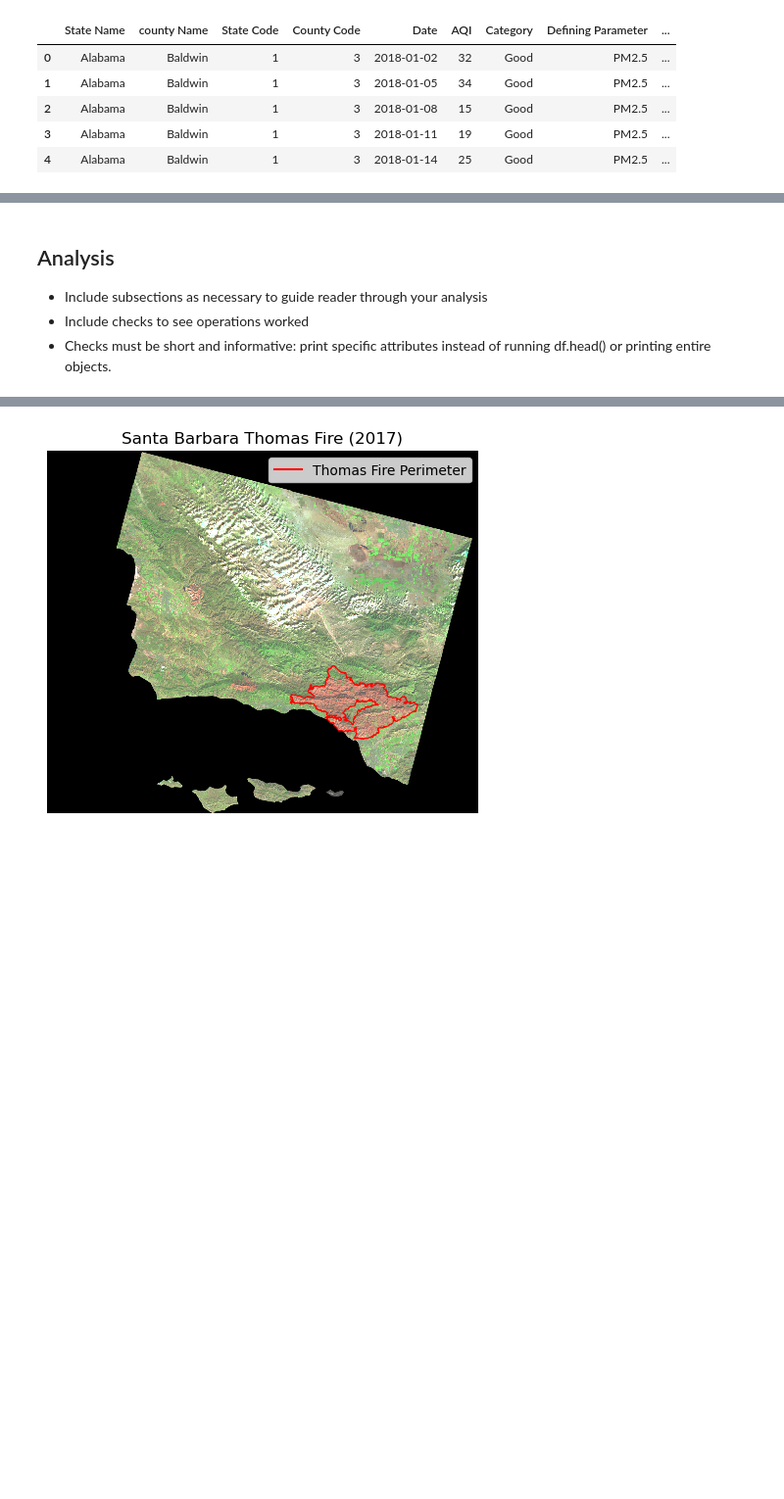
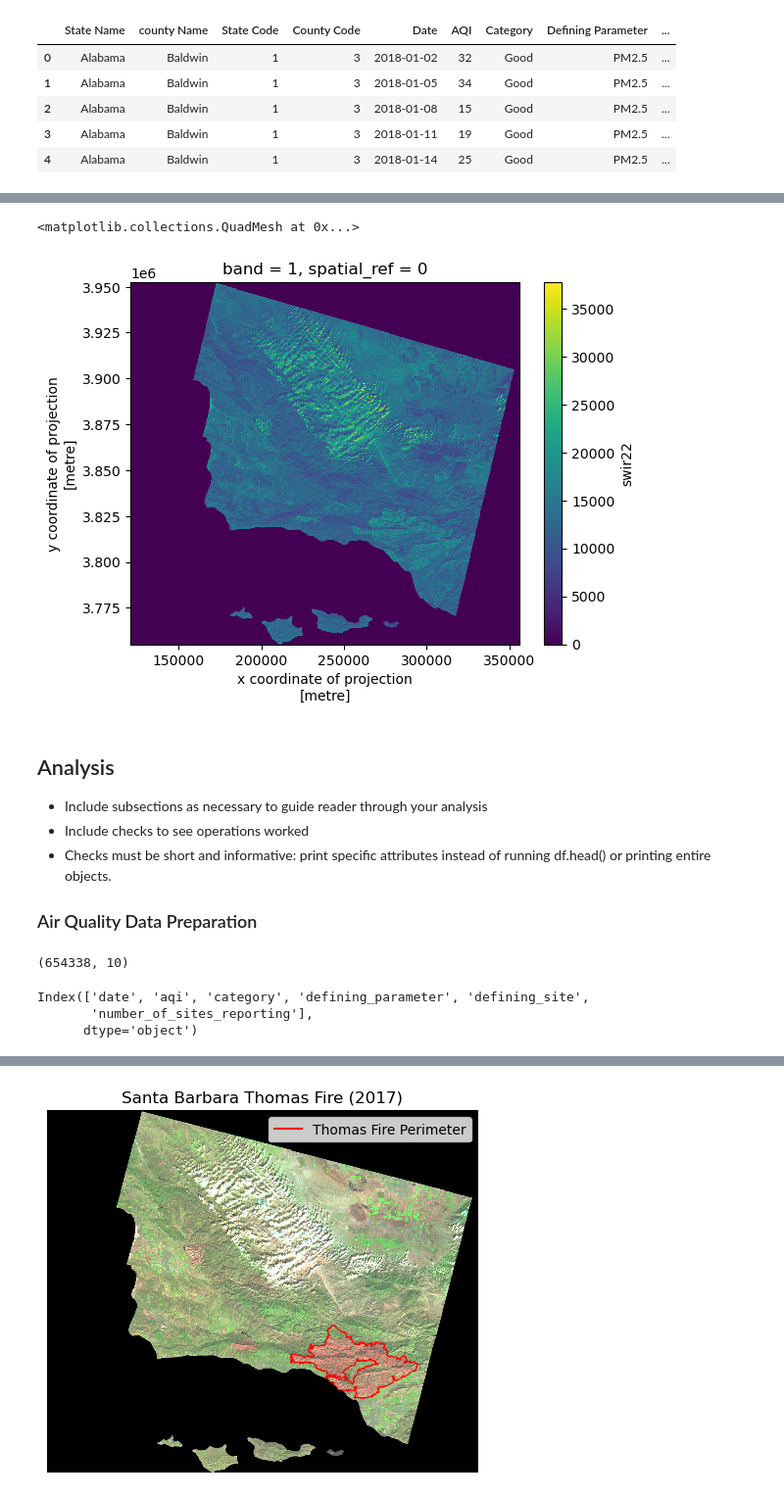
Before and after one commit to amandaherbst/eds220-thomas-fire, a Jupyter notebook: hwk4-task3-thomas-fire.ipynb, the cells around one changed output, grey strips where cells are left out. Shown at 98% size. Cells and saved outputs as stored; diff of their text form; code cells hidden in the pictures; blank space fills up the shorter version.

Commit message:
final formatting

```diff
--- a/hwk4-task3-thomas-fire.ipynb
+++ b/hwk4-task3-thomas-fire.ipynb
@@ -57,11 +51,8 @@ import matplotlib.lines as mlines
 aqi_17 = pd.read_csv('https://aqs.epa.gov/aqsweb/airdata/daily_aqi_by_county_2017.zip')
 aqi_18 = pd.read_csv('https://aqs.epa.gov/aqsweb/airdata/daily_aqi_by_county_2018.zip')
 
-# import landsat raster data
-# create a file path
-landsat_fp = os.path.join(os.getcwd(),'data', 'landsat8-2018-01-26-sb-simplified.nc')
-# use file path to import raster
-landsat = rioxr.open_rasterio(landsat_fp)
+# import landsat raster data by calling a filepath
+landsat = rioxr.open_rasterio(os.path.join(os.getcwd(),'data', 'landsat8-2018-01-26-sb-simplified.nc'))
 
 # import ca fire perimeters
 ca_fire = gpd.read_file('data/California_Fire_Perimeters_2017/California_Fire_Perimeters_2017.shp')
@@ -125,5 +137,13 @@ Additional preliminary exploration:
+# %%
+# plot a band in landsat
+landsat['swir22'].plot()
+# %% [output]
+<matplotlib.collections.QuadMesh at 0x...>
+[figure, added]
 # %% [markdown]
 ## Analysis
 - Include subsections as necessary to guide reader through your analysis
 - Include checks to see operations worked
 - Checks must be short and informative: print specific attributes instead of running df.head() or printing entire objects.
+
+### Air Quality Data Preparation
@@ -159,0 +150,19 @@ thomas = ca_fire[ca_fire.fire_name == "THOMAS"]
+# %%
+# join the aqi datasets together
+aqi = pd.concat([aqi_17, aqi_18])
+
+# check dimensions to make verify concatenation
+aqi.shape
+# %% [output]
+(654338, 10)
+# %%
+# tidy aqi column names
+aqi.columns = aqi.columns.str.lower().str.replace(' ','_')
+# filter by county name, and then only keep necessary columns
+aqi_sb = aqi[aqi.county_name == 'Santa Barbara'].loc[:,'date':'number_of_sites_reporting']
+# verify selected columns and tidy format
+aqi_sb.columns
+# %% [output]
+Index(['date', 'aqi', 'category', 'defining_parameter', 'defining_site',
+       'number_of_sites_reporting'],
+      dtype='object')
```
Also changed, not shown: parts of 22 cells of this notebook.
